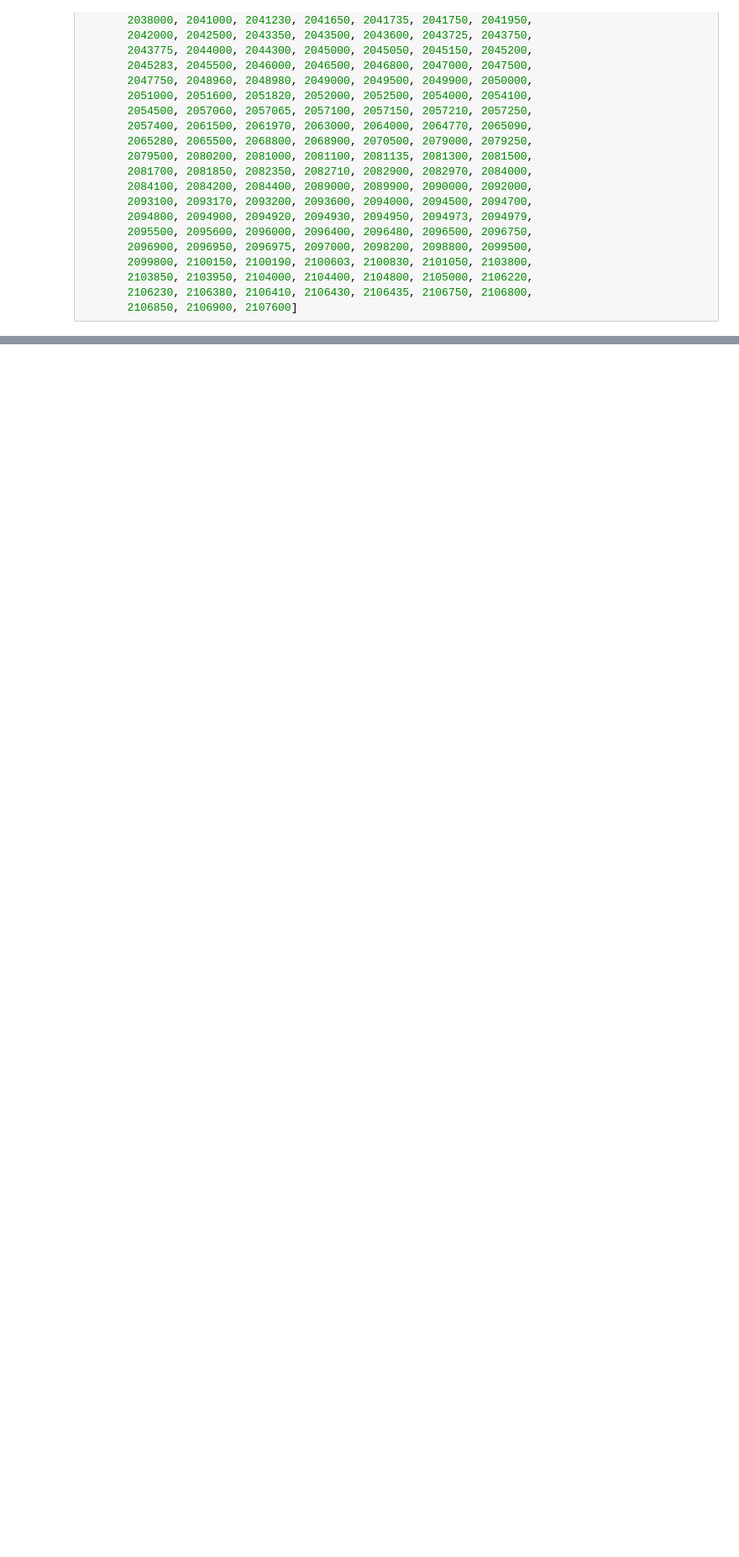
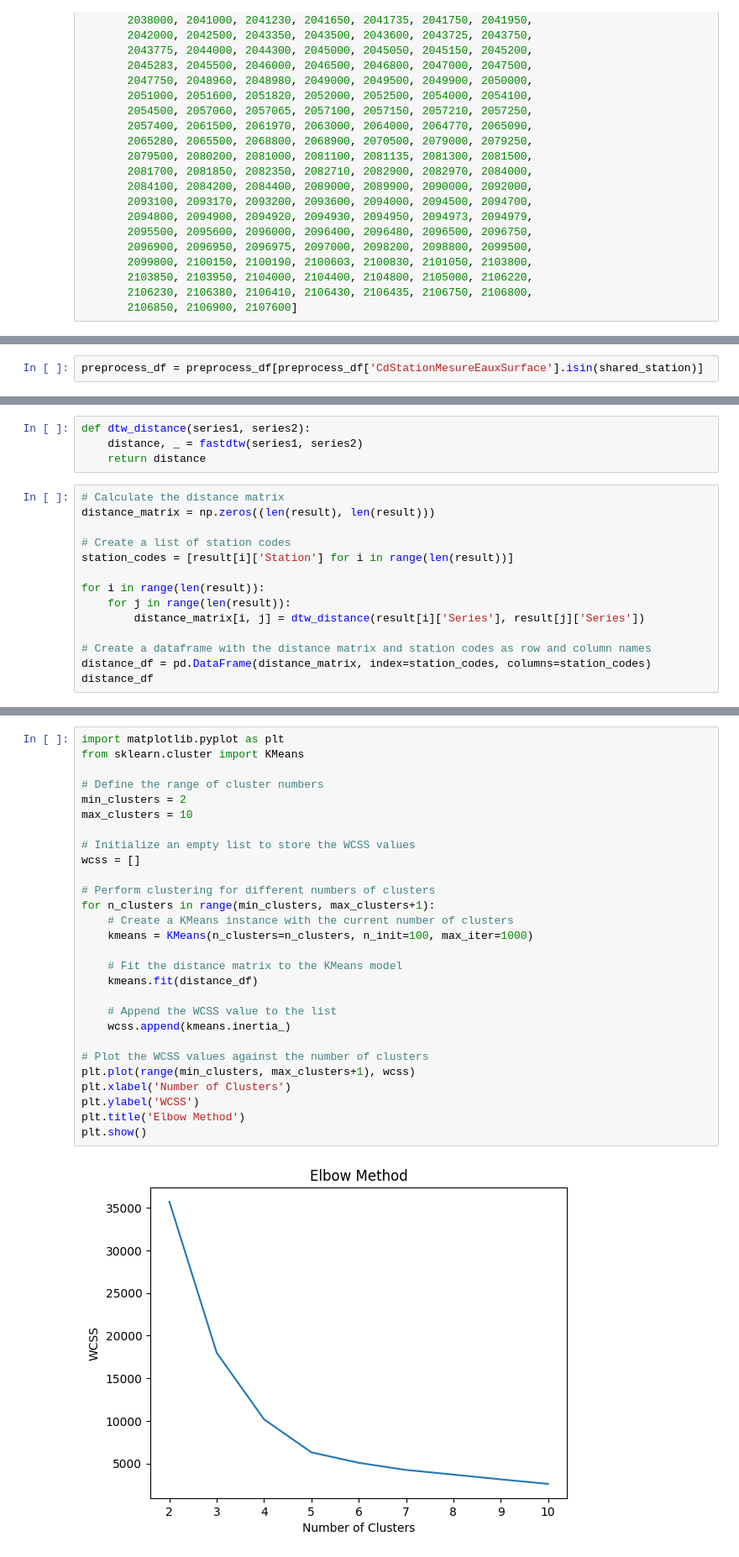
Before and after one commit to PotOfJam/Projet_eau, a Jupyter notebook: Projet_eau_pre_ortho.ipynb, the cells around one changed output, grey strips where cells are left out. Shown at 84% size. Saved outputs shown, nothing was run; the diff lists cells and outputs as text; blank space fills up the shorter version.

Commit message:
add clustering of orthophosphate

```diff
--- a/Projet_eau_pre_ortho.ipynb
+++ b/Projet_eau_pre_ortho.ipynb
@@ -211,0 +205,2 @@ len(set(station_id_check) & set(station_ortho_check))
+# %%
+preprocess_df = preprocess_df[preprocess_df['CdStationMesureEauxSurface'].isin(shared_station)]
@@ -211,0 +274,18 @@ len(set(station_id_check) & set(station_ortho_check))
+# %%
+def dtw_distance(series1, series2):
+    distance, _ = fastdtw(series1, series2)
+    return distance
+# %%
+# Calculate the distance matrix
+distance_matrix = np.zeros((len(result), len(result)))
+
+# Create a list of station codes
+station_codes = [result[i]['Station'] for i in range(len(result))]
+
+for i in range(len(result)):
+    for j in range(len(result)):
+        distance_matrix[i, j] = dtw_distance(result[i]['Series'], result[j]['Series'])
+
+# Create a dataframe with the distance matrix and station codes as row and column names
+distance_df = pd.DataFrame(distance_matrix, index=station_codes, columns=station_codes)
+distance_df
@@ -211,0 +310,30 @@ len(set(station_id_check) & set(station_ortho_check))
+# %%
+import matplotlib.pyplot as plt
+from sklearn.cluster import KMeans
+
+# Define the range of cluster numbers
+min_clusters = 2
+max_clusters = 10
+
+# Initialize an empty list to store the WCSS values
+wcss = []
+
+# Perform clustering for different numbers of clusters
+for n_clusters in range(min_clusters, max_clusters+1):
+    # Create a KMeans instance with the current number of clusters
+    kmeans = KMeans(n_clusters=n_clusters, n_init=100, max_iter=1000)
+
+    # Fit the distance matrix to the KMeans model
+    kmeans.fit(distance_df)
+
+    # Append the WCSS value to the list
+    wcss.append(kmeans.inertia_)
+
+# Plot the WCSS values against the number of clusters
+plt.plot(range(min_clusters, max_clusters+1), wcss)
+plt.xlabel('Number of Clusters')
+plt.ylabel('WCSS')
+plt.title('Elbow Method')
+plt.show()
+# %% [output]
+[figure, added]
```
Also changed, not shown: parts of 11 cells of this notebook, 1 other file.
